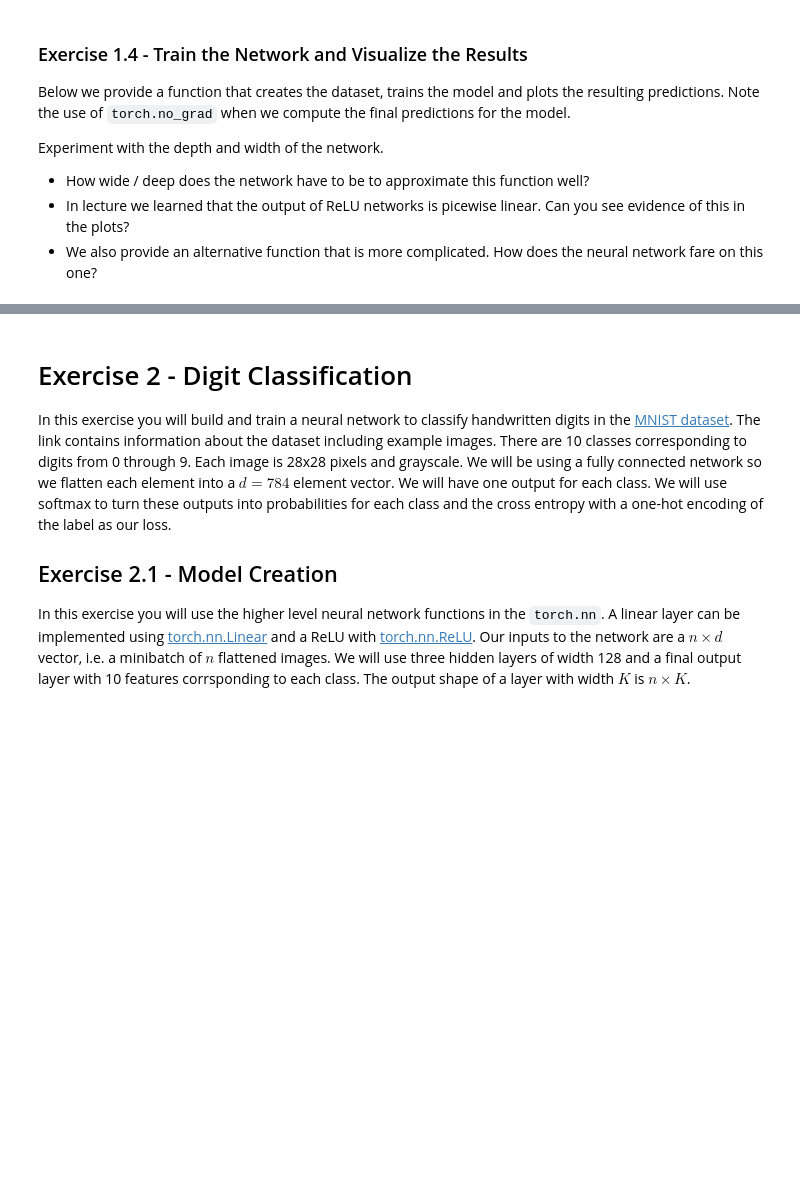
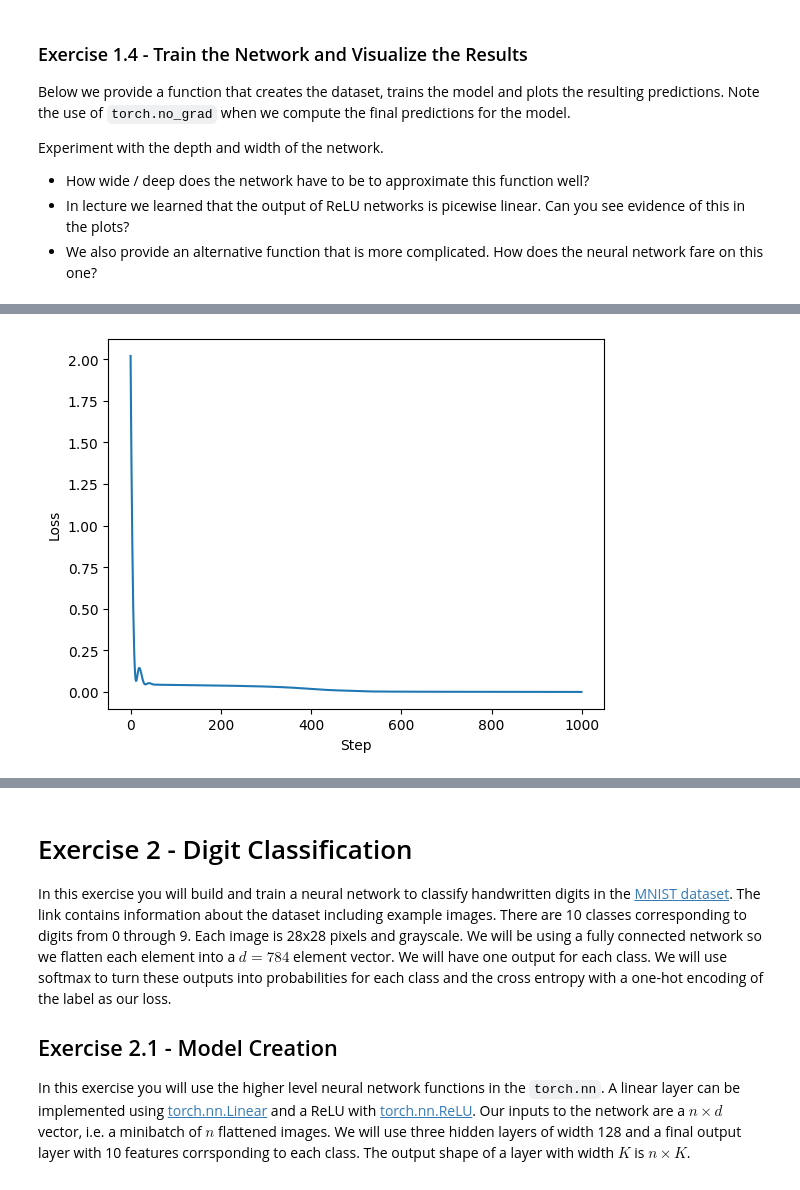
Before and after one commit to emka-gre/ML_course, a Jupyter notebook: labs/ex07/template/ex07.ipynb, the cells around one changed output, grey strips where cells are left out. Drawn from its saved outputs; the diff is of its cells as text; code cells hidden in the pictures; blank space fills up the shorter version.

```diff
--- a/labs/ex07/template/ex07.ipynb
+++ b/labs/ex07/template/ex07.ipynb
@@ -112,7 +125,10 @@ def compute_f_true(X):
     # INSERT YOUR CODE HERE
     # TODO
     # ***************************************************
-    raise NotImplementedError
+    R = torch.sqrt((X**2).sum(dim=1))
+    Y = torch.cos(10 * R) * torch.exp(-4 * R**2)
+    #result = torch.cos(10*torch.sqrt((X[0]**2)+ (X[1]**2))) * torch.exp(-4*((X[0]**2)+ (X[1]**2)))
+    return Y
 # %% [markdown]
 ### Exercise 1.2 - Model Definition
 In this part we will create a simple model function for a ReLU fully connected network. We break the implementation down into several functions.
@@ -140,7 +156,14 @@ def get_model_weights(L, K, device):
     # INSERT YOUR CODE HERE
     # TODO: Create the weights, biases and add them to the lists
     # ***************************************************
-    raise NotImplementedError
+
+    for idx in range(L):
+        K_in = 2 if idx == 0 else K
+        K_out = 1 if idx == L - 1 else K
+        weight = torch.randn((K_in, K_out), device=device) * (2 / K_in) ** 0.5
+        weight.requires_grad = True
+        weights.append(weight)
+        biases.append(torch.zeros(K_out, requires_grad=True, device=device))
     return weights, biases
 
 
@@ -150,7 +173,13 @@ def predict(X, weights, biases):
     # INSERT YOUR CODE HERE
     # TODO: Compute a forward pass through the network
     # ***************************************************
-    raise NotImplementedError
+    for layer_idx in range(len(weights)):
+        X = X @ weights[layer_idx] + biases[layer_idx]
+        if layer_idx < len(weights) - 1:
+            X = torch.clamp(X, min=0.0) #torch.clamp limits every value in a tensor to a range
+            #The only rule is: anything below 0 becomes 0
+            # X = X * (X > 0) # Alternative implementation
+    return X
 # %% [markdown]
 ### Exercise 1.3 - Training Loop
 In this part we write a function that trains the model for a given number of steps.
@@ -164,6 +193,12 @@ Fill in the missing details in the function below.
 * Note the use of optimizer.step and optimizer.zero_grad
 * Note that the optimizer changes the weights in-place
 # %%
+def MSE(y, y_pred):
+  return torch.mean((y.flatten() - y_pred.flatten())**2)
+
+def delta(loss, z):
+  return loss.grad / z.grad
+
 def train_network(num_steps, weights, biases, X, Y_true, lr=1e-3, verbose=True):
     parameters = weights + biases
     optimizer = torch.optim.Adam(weights + biases, lr)
@@ -173,10 +208,11 @@ def train_network(num_steps, weights, biases, X, Y_true, lr=1e-3, verbose=True):
         # INSERT YOUR CODE HERE
         # TODO
         # ***************************************************
-        Y = None  # TODO
-        loss = None  # TODO
+        Y = predict(X,weights, biases)  # TODO
+        loss = MSE(Y, Y_true)
         # TODO: Use backpropagation on the loss
-        raise NotImplementedError
+        loss.backward()
+
         losses.append(loss.item())
         if verbose and step % 100 == 0:
             print(f"step={step} - loss={loss.item():0.4f}")
@@ -244,8 +280,8 @@ def get_alternative_data(N_sqrt):
     return X, torch.from_numpy(Y)
 # %%
 # TODO: Play around with these settings
-N_sqrt = 100
-D = 4
+N_sqrt = 200
+D = 5
 H = 32
 
 # Alternative might require more steps, a wider network or other learning rates
@@ -282,3 +318,4 @@ train_network(steps, weights, biases, X, Y_true, lr)
 # Typically this would be on some sort of validation or test data
 with torch.no_grad():
     Y_model = predict(X, weights, biases)
+# %% [output]
@@ -285,3 +332,4 @@ with torch.no_grad():
+[figure, added]
 # %%
 # Move things back to the CPU for plotting (if needed)
 X = X.cpu()
```
Also changed, not shown: parts of 10 cells of this notebook.
